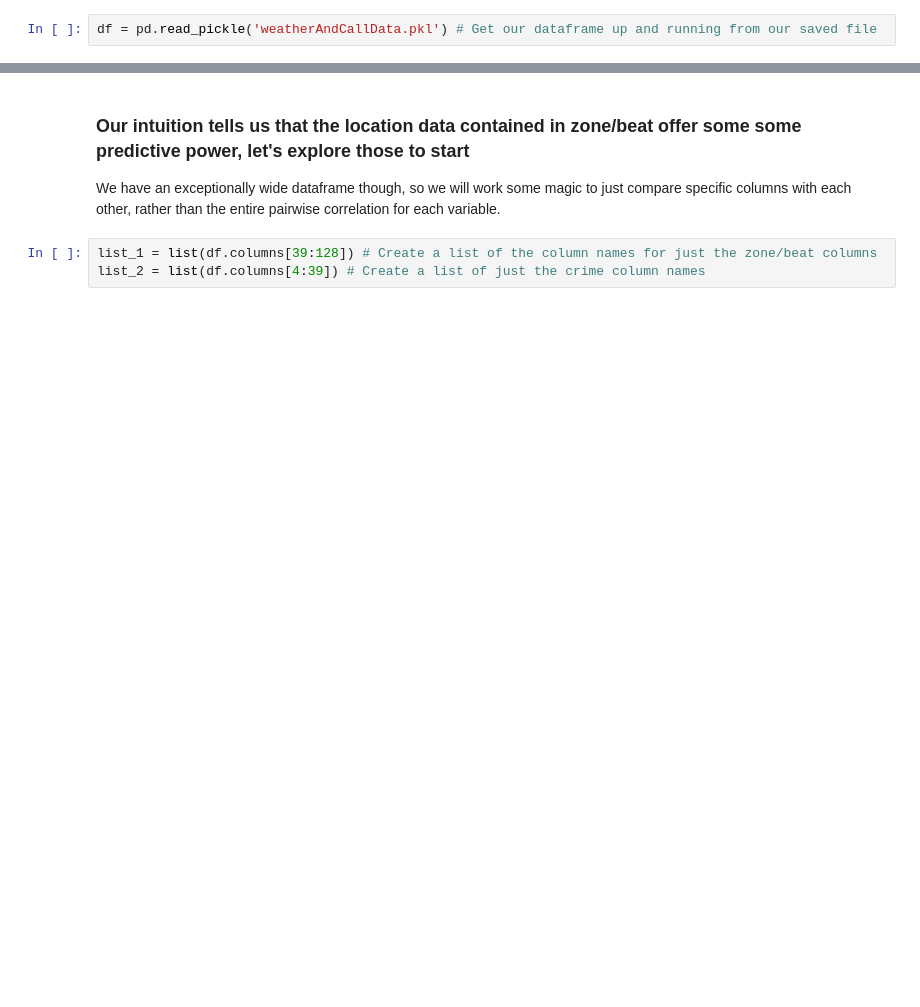
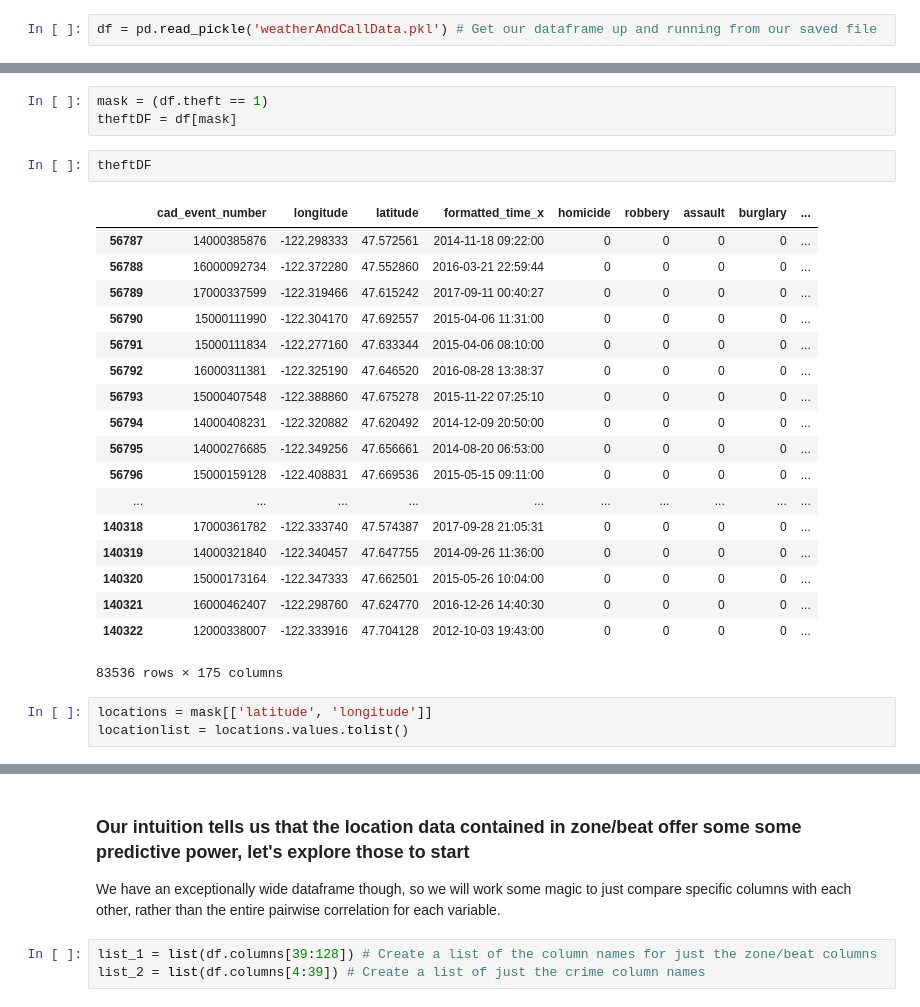
Before and after one commit to benmagoo808/METIS_Project, a Jupyter notebook: exploratory_data_analysis.ipynb, the cells around one changed output, grey strips where cells are left out. Cells and saved outputs as stored; diff of their text form; blank space fills up the shorter version.

```diff
--- a/exploratory_data_analysis.ipynb
+++ b/exploratory_data_analysis.ipynb
@@ -20,0 +33,27 @@ df = pd.read_pickle('weatherAndCallData.pkl') # Get our dataframe up and running
+# %%
+mask = (df.theft == 1)
+theftDF = df[mask]
+# %%
+theftDF
+# %% [output]
+|  | cad_event_number | longitude | latitude | formatted_time_x | homicide | robbery | assault | burglary | ... |
+| 56787 | 14000385876 | -122.298333 | 47.572561 | 2014-11-18 09:22:00 | 0 | 0 | 0 | 0 | ... |
+| 56788 | 16000092734 | -122.372280 | 47.552860 | 2016-03-21 22:59:44 | 0 | 0 | 0 | 0 | ... |
+| 56789 | 17000337599 | -122.319466 | 47.615242 | 2017-09-11 00:40:27 | 0 | 0 | 0 | 0 | ... |
+| 56790 | 15000111990 | -122.304170 | 47.692557 | 2015-04-06 11:31:00 | 0 | 0 | 0 | 0 | ... |
+| 56791 | 15000111834 | -122.277160 | 47.633344 | 2015-04-06 08:10:00 | 0 | 0 | 0 | 0 | ... |
+| 56792 | 16000311381 | -122.325190 | 47.646520 | 2016-08-28 13:38:37 | 0 | 0 | 0 | 0 | ... |
+| 56793 | 15000407548 | -122.388860 | 47.675278 | 2015-11-22 07:25:10 | 0 | 0 | 0 | 0 | ... |
+| 56794 | 14000408231 | -122.320882 | 47.620492 | 2014-12-09 20:50:00 | 0 | 0 | 0 | 0 | ... |
+| 56795 | 14000276685 | -122.349256 | 47.656661 | 2014-08-20 06:53:00 | 0 | 0 | 0 | 0 | ... |
+| 56796 | 15000159128 | -122.408831 | 47.669536 | 2015-05-15 09:11:00 | 0 | 0 | 0 | 0 | ... |
+| ... | ... | ... | ... | ... | ... | ... | ... | ... | ... |
+| 140318 | 17000361782 | -122.333740 | 47.574387 | 2017-09-28 21:05:31 | 0 | 0 | 0 | 0 | ... |
+| 140319 | 14000321840 | -122.340457 | 47.647755 | 2014-09-26 11:36:00 | 0 | 0 | 0 | 0 | ... |
+| 140320 | 15000173164 | -122.347333 | 47.662501 | 2015-05-26 10:04:00 | 0 | 0 | 0 | 0 | ... |
+| 140321 | 16000462407 | -122.298760 | 47.624770 | 2016-12-26 14:40:30 | 0 | 0 | 0 | 0 | ... |
+| 140322 | 12000338007 | -122.333916 | 47.704128 | 2012-10-03 19:43:00 | 0 | 0 | 0 | 0 | ... |
+83536 rows × 175 columns
+# %%
+locations = mask[['latitude', 'longitude']]
+locationlist = locations.values.tolist()
```
Also changed, not shown: parts of 13 cells of this notebook.
